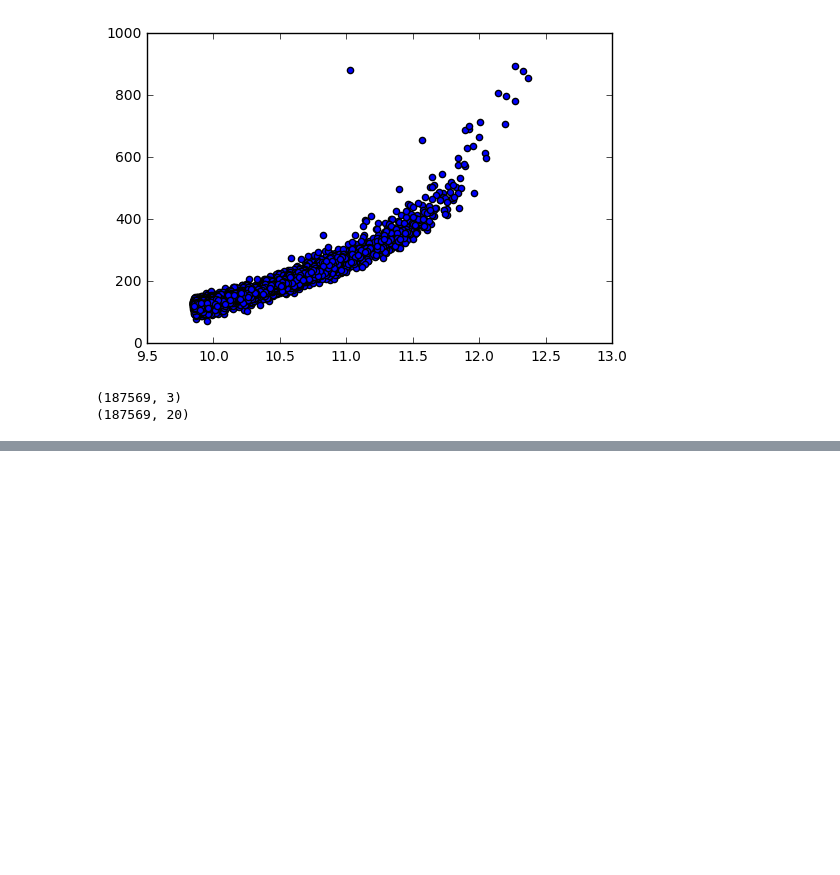
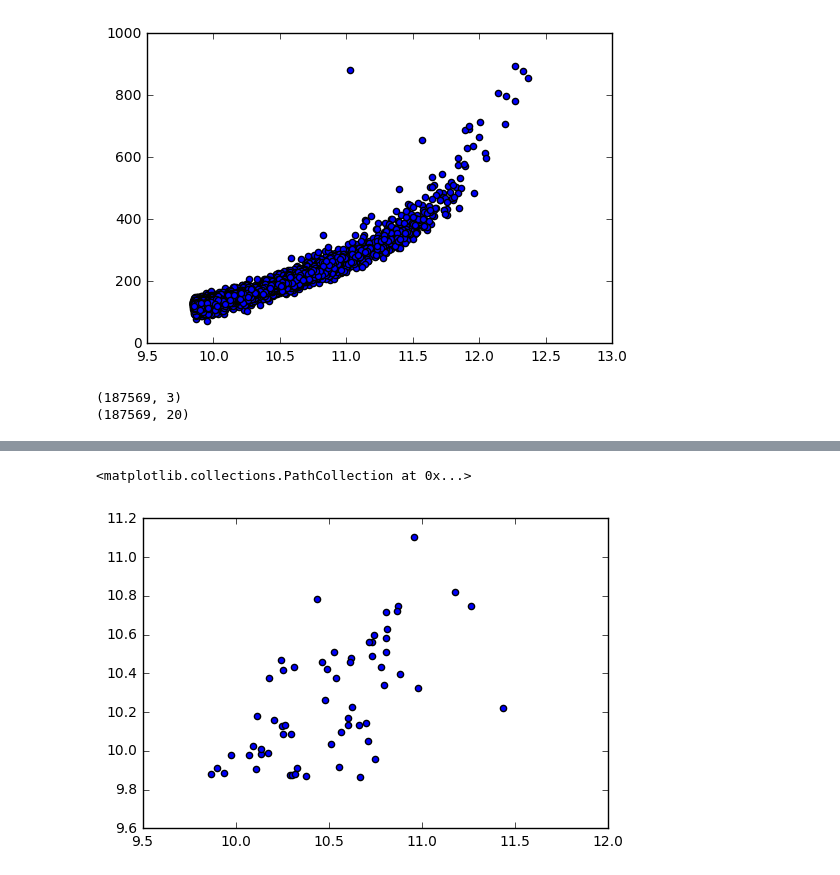
Before and after one commit to astroandes/IllustrisLG, a Jupyter notebook: code/SampleLG.ipynb, the cells around one changed output, grey strips where cells are left out. Cells and saved outputs as stored; diff of their text form; code cells hidden in the pictures; blank space fills up the shorter version.

```diff
--- a/code/SampleLG.ipynb
+++ b/code/SampleLG.ipynb
@@ -92,8 +94,8 @@ S_pad_pos = S_pos.copy()
 S_pad_vel = S_vel.copy()
 S_pad_vmax = S_vmax.copy()
 S_pad_stellar_mass = S_stellar_mass.copy()
-S_pad_parent_fof = S_parent_fof.copy()
-S_pad_fof = arange(n_S)
+S_pad_fof = S_parent_fof.copy()
+S_pad_id = arange(n_S)
 for i in (0,1,-1):
     for j in (0,1,-1):
         for k in (0,1,-1):
@@ -110,8 +112,8 @@ for i in (0,1,-1):
                 S_pad_vel = append(S_pad_vel, S_vel, axis=0)
                 S_pad_vmax = append(S_pad_vmax, S_vmax)
                 S_pad_stellar_mass = append(S_pad_stellar_mass, S_stellar_mass)
-                S_pad_ID = append(S_pad_id, arange(n_S))
-                S_pad_fof = append(S_pad_fof, S_pad_parent_fof)
+                S_pad_id = append(S_pad_id, arange(n_S))
+                S_pad_fof = append(S_pad_fof, S_parent_fof)
 # %%
 nbrs_S = NearestNeighbors(n_neighbors=20, algorithm='ball_tree').fit(S_pad_pos)
 dist_S, ind_S = nbrs_S.kneighbors(S_pad_pos)
@@ -190,0 +172,5 @@ array([ True,  True,  True,  True, False,  True,  True,  True,  True,
+# %%
+plt.scatter(np.log10(S_stellar_mass[halo_A_id])+10.0, np.log10(S_stellar_mass[halo_B_id]) + 10.0)
+# %% [output]
+<matplotlib.collections.PathCollection at 0x...>
+[figure, added]
```
Also changed, not shown: parts of 15 cells of this notebook.
